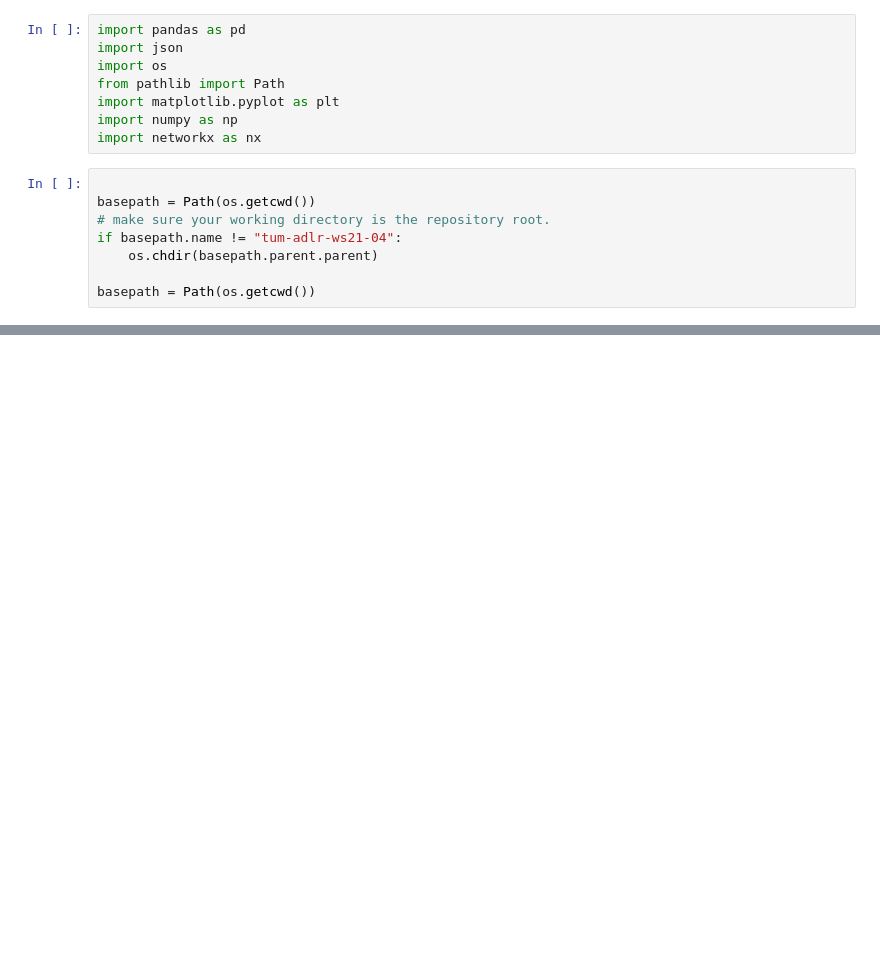
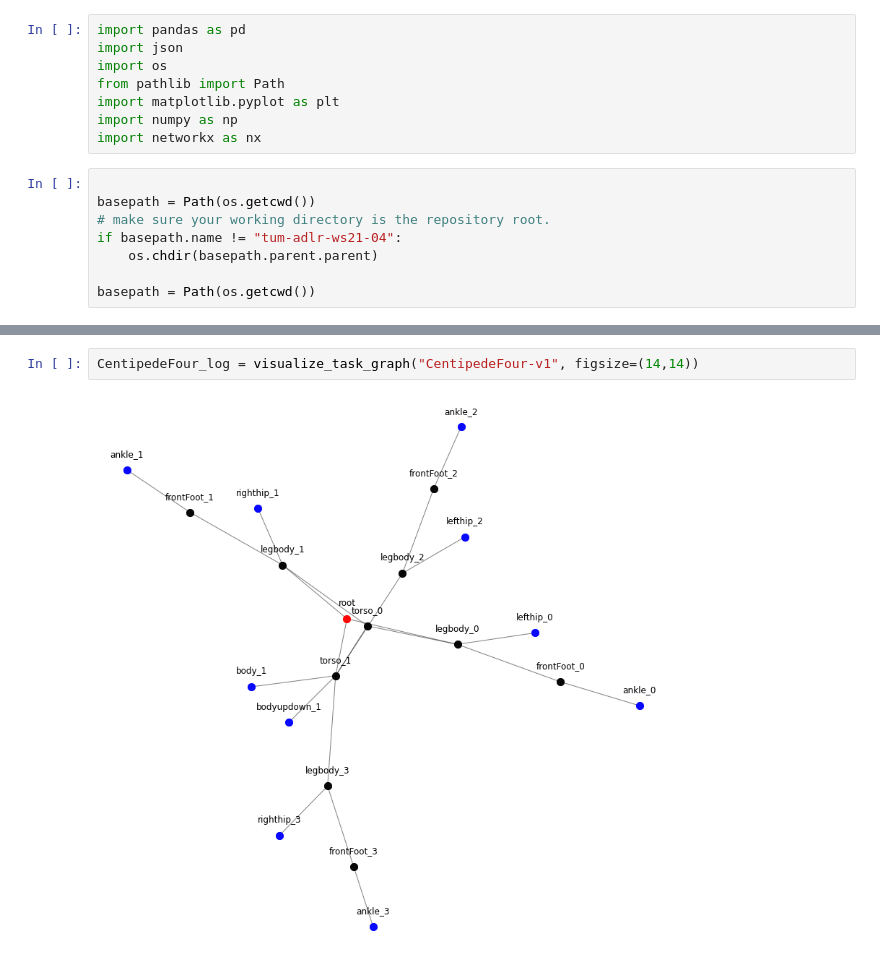
Before and after one commit to HannesStark/gnn-reinforcement-learning, a Jupyter notebook: playground/graph_visualization/robot_graph_visualization.ipynb, the cells around one changed output, grey strips where cells are left out. Saved outputs shown, nothing was run; the diff lists cells and outputs as text; blank space fills up the shorter version.

```diff
--- a/playground/graph_visualization/robot_graph_visualization.ipynb
+++ b/playground/graph_visualization/robot_graph_visualization.ipynb
@@ -29,0 +105,4 @@ dict_keys(['tree', 'relation_matrix', 'node_type_dict', 'output_type_dict', 'inp
+# %%
+CentipedeFour_log = visualize_task_graph("CentipedeFour-v1", figsize=(14,14))
+# %% [output]
+[figure, added]
```
Also changed, not shown: parts of 18 cells of this notebook, 2 other files.
